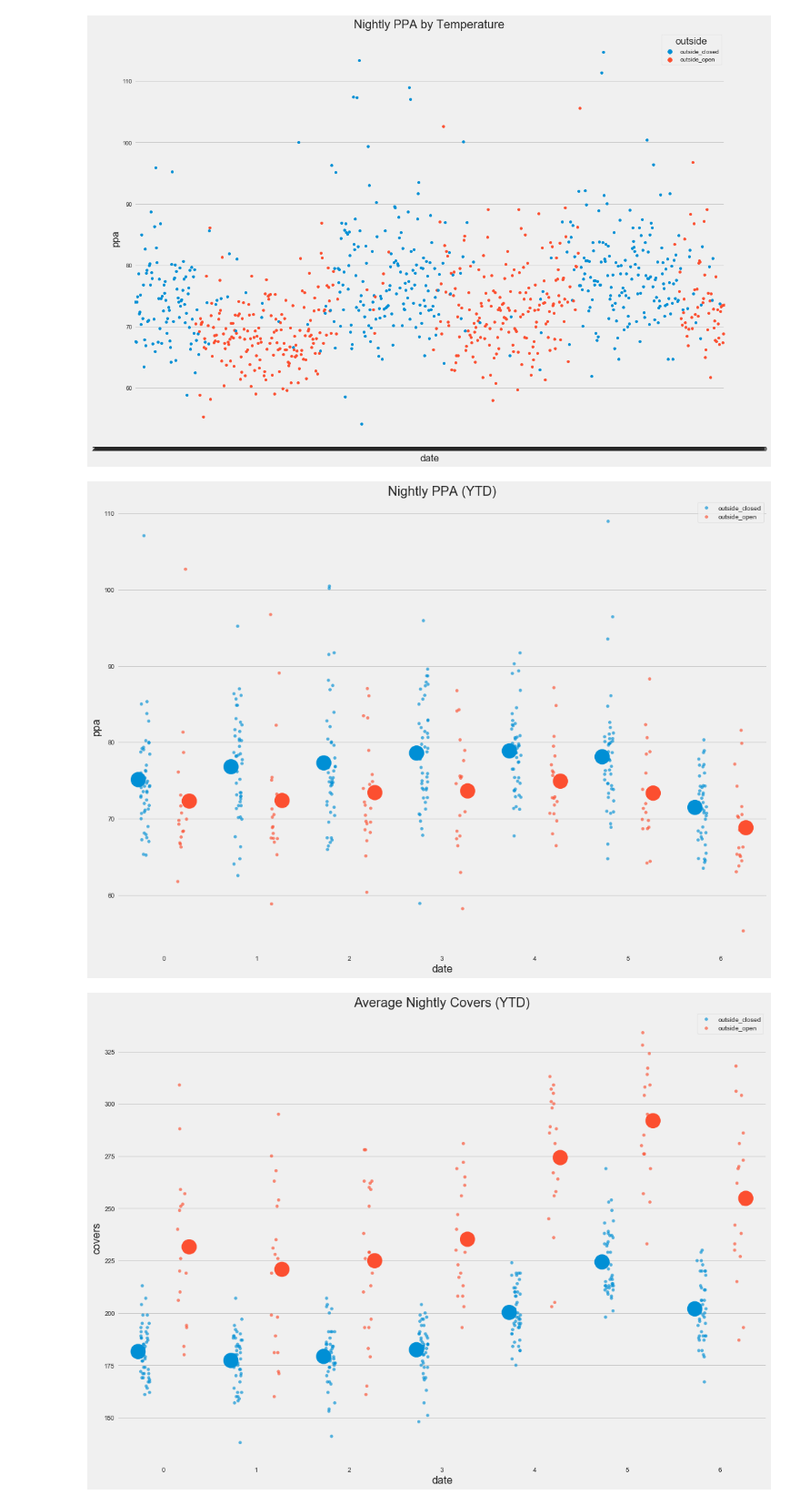
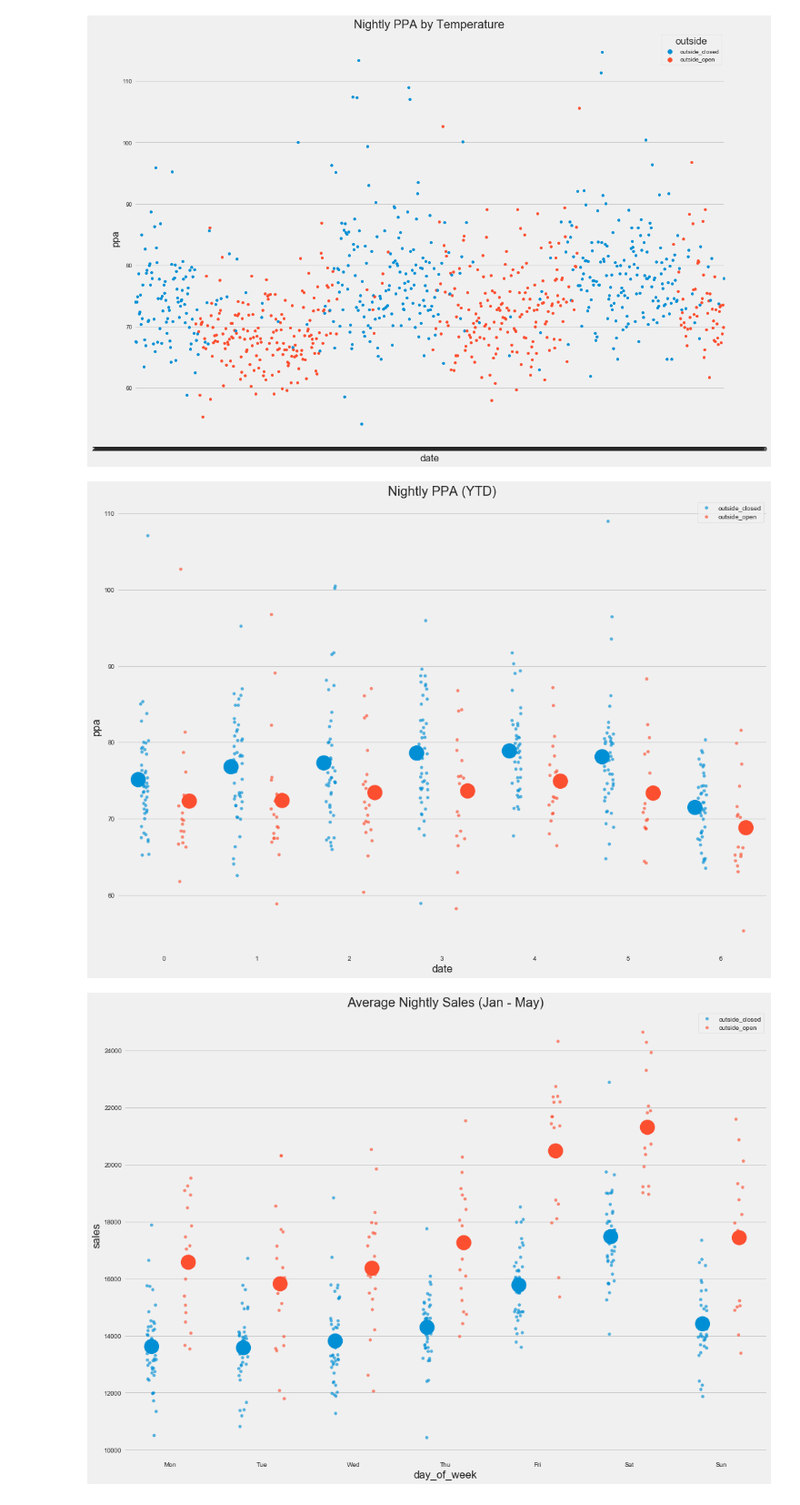
Before and after one commit to maks-p/restaurant_sales_forecasting, a Jupyter notebook: final_eda.ipynb, the cells around one changed output. Shown at 91% size. Saved outputs shown, nothing was run; the diff lists cells and outputs as text; code cells hidden in the pictures.

```diff
--- a/final_eda.ipynb
+++ b/final_eda.ipynb
@@ -48 +51,9 @@ df = clean_up_for_eda(df)
+# %%
+df['day_of_week'] = df['day_of_week'].replace({0: 'Mon',
+                       1: 'Tue',
+                       2: 'Wed',
+                       3: 'Thu',
+                       4: 'Fri',
+                       5: 'Sat',
+                       6: 'Sun'})
 # %%
@@ -62,0 +78,2 @@ df.to_csv('df_for_dash.csv')
+# %%
+df['year'] = df.index.year
@@ -91,3 +173,8 @@ sns.barplot(x=dfm_avg.index.month, y='ppa', hue=dfm_avg.index.year, data=dfm_avg
 plt.title('Per Person Average (PPA)');
 # %% [output]
 [figure]
+# %%
+plt.style.use('fivethirtyeight')
+plt.figure(figsize=(12,8))
+sns.barplot(x='day_of_week', y='sales', data=df, alpha=0.85, ci=False)
+plt.title('Nightly Sales Avg');
@@ -259,30 +351,30 @@ sns.pointplot(x=df_ytd.index.dayofweek,
 plt.legend(['outside_closed', 'outside_open'])
 plt.title('Nightly PPA (YTD)');
 # %% [output]
-[figure, old version]
+[figure, new version]
 # %%
 plt.style.use('fivethirtyeight')
 plt.figure(figsize=(16,12))
-sns.stripplot(x=df_ytd.index.dayofweek,
-               y='covers',
+sns.stripplot(x='day_of_week',
+               y='sales',
                hue='outside',
                data=df_ytd,
-               dodge=0.35,
+               dodge=0.05,
                alpha=0.65
                 );
 
-sns.pointplot(x=df_ytd.index.dayofweek,
-               y='covers',
+sns.pointplot(x='day_of_week',
+               y='sales',
                hue='outside',
                data=df_ytd,
-               dodge=0.55,
+               dodge=0.40,
                alpha=0.75,
                join=False,
                ci=None
                 );
 
 
 plt.legend(['outside_closed', 'outside_open'])
-plt.title('Average Nightly Covers (YTD)');
+plt.title('Average Nightly Sales (Jan - May)');
 # %% [output]
-[figure, old version]
+[figure, new version]
```
Also changed, not shown: parts of 28 cells of this notebook, 11 other files.
